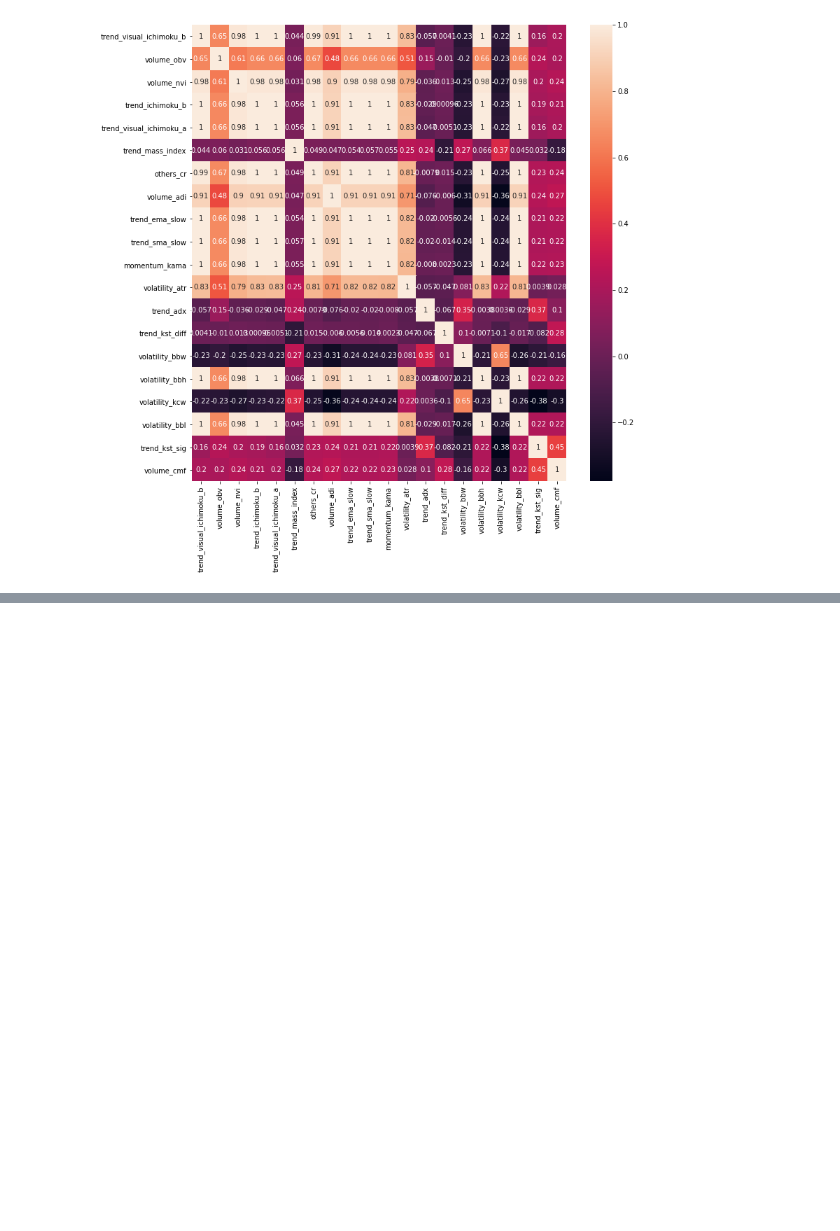
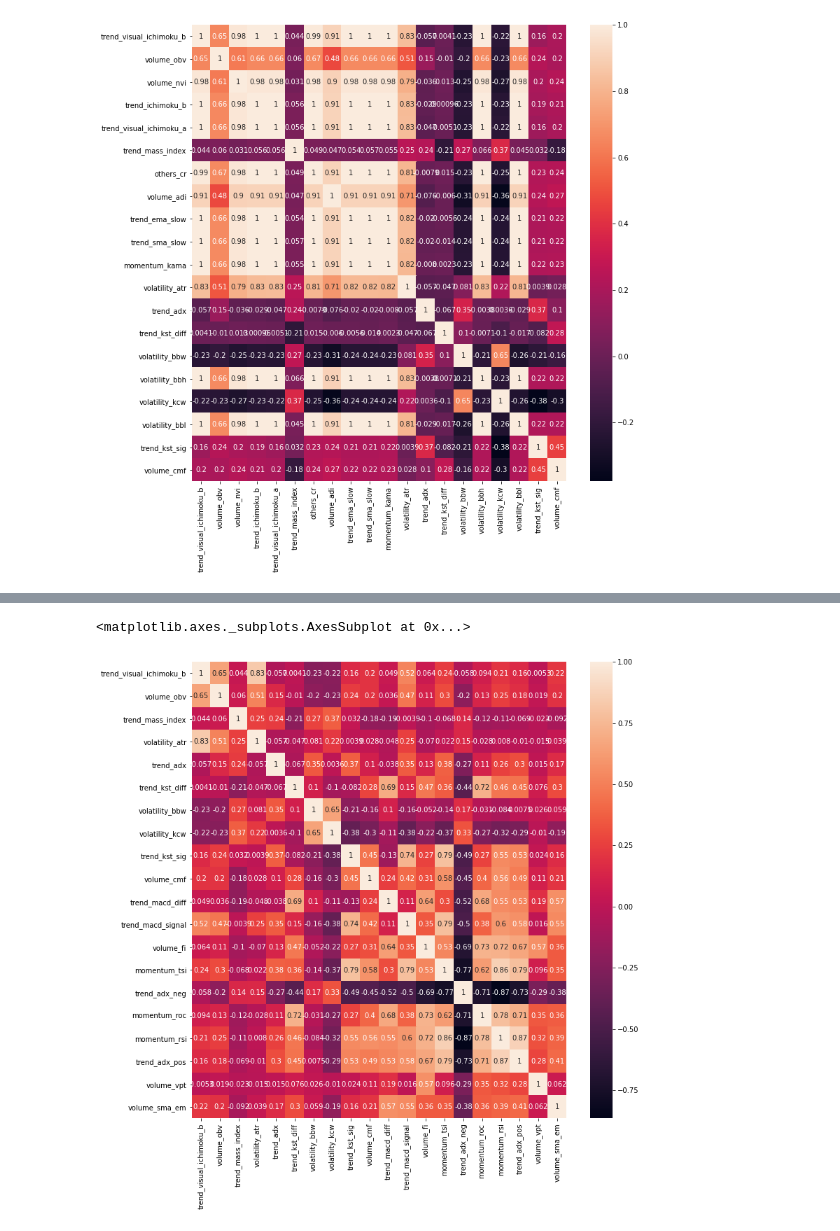
Before and after one commit to tedsmoore/njit-ml-project-spring-2020, a Jupyter notebook: notebooks/feature-selection.ipynb, the cells around one changed output, grey strips where cells are left out. Cells and saved outputs as stored; diff of their text form; code cells hidden in the pictures; blank space fills up the shorter version.

Commit message:
wip: correlation analysis

```diff
--- a/notebooks/feature-selection.ipynb
+++ b/notebooks/feature-selection.ipynb
@@ -63,10 +66,3 @@ sns.heatmap(df, annot = True, label = ticker)
 # %% [output]
 <matplotlib.axes._subplots.AxesSubplot at 0x...>
 [figure]
-# %%
-# top_feat_labels = top_feats.columns
-top_feats_forest = RandomForestClassifier(n_estimators=500, random_state=1)
-top_feats_forest.fit(top_feats_X, y_train)
-importances = forest.feature_importances_
-
-indices = np.argsort(importances)[::-1]
@@ -77,0 +69,10 @@ IndexError: index 51 is out of bounds for axis 0 with size 20
+# %%
+# there are lots of correlated features, so let's remove them in order of priority
+ind_feats = []
+for i in indices:
+    # iterating in importance order, don't include a feature if it has a correlation
+    # stronger than 0.9 (or -0.9) with a features already included
+    if all(abs(X_train.corr().iloc[ind_feats, i]) < 0.9):
+        ind_feats.append(i)
+
+print(f'We are left with {len(ind_feats)} "independent" (non-correlated) features')
@@ -77,0 +109,9 @@ IndexError: index 51 is out of bounds for axis 0 with size 20
+# %%
+# Take a look again at the correlation matrix of our top 20 features to make sure nothing changed
+top_feats_X = X_train.iloc[:,ind_feats[:20]]
+corr = top_feats_X.corr()
+plt.figure(figsize=(12, 12))
+sns.heatmap(corr, annot = True, label = ticker)
+# %% [output]
+<matplotlib.axes._subplots.AxesSubplot at 0x...>
+[figure, added]
```
Also changed, not shown: parts of 7 cells of this notebook.
